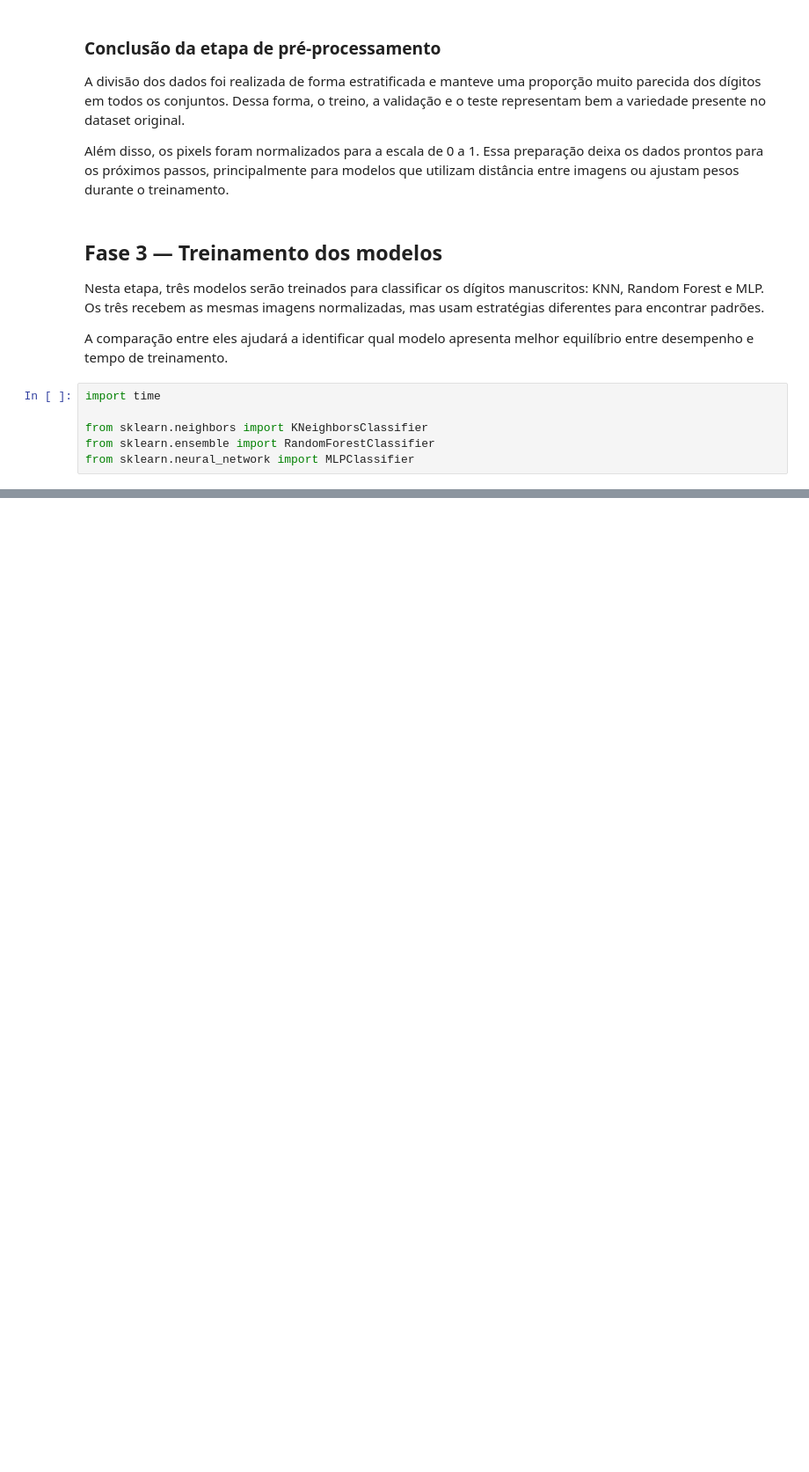
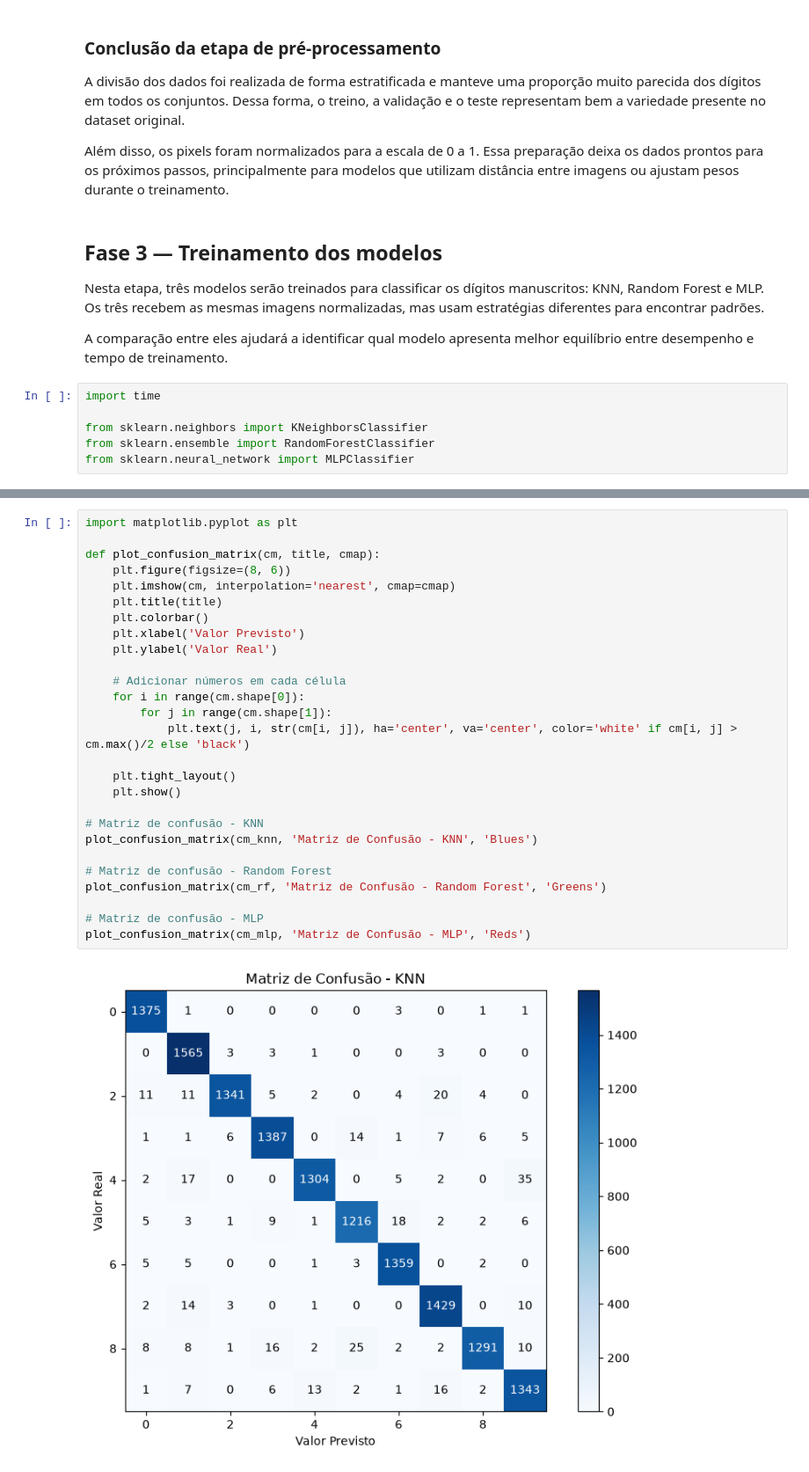
Before and after one commit to acaciarosar/digit-ai, a Jupyter notebook: digitai_mnist.ipynb, the cells around one changed output, grey strips where cells are left out. Shown at 88% size. Drawn from its saved outputs; the diff is of its cells as text; blank space fills up the shorter version.

Commit message:
finaliza Fase 4 - avaliação dos modelos com matrizes de confusão

```diff
--- a/digitai_mnist.ipynb
+++ b/digitai_mnist.ipynb
@@ -274,0 +378,29 @@ print(f"Tempo de treinamento do MLP: {mlp_training_time:.2f} segundos")
+# %%
+import matplotlib.pyplot as plt
+
+def plot_confusion_matrix(cm, title, cmap):
+    plt.figure(figsize=(8, 6))
+    plt.imshow(cm, interpolation='nearest', cmap=cmap)
+    plt.title(title)
+    plt.colorbar()
+    plt.xlabel('Valor Previsto')
+    plt.ylabel('Valor Real')
+
+    # Adicionar números em cada célula
+    for i in range(cm.shape[0]):
+        for j in range(cm.shape[1]):
+            plt.text(j, i, str(cm[i, j]), ha='center', va='center', color='white' if cm[i, j] > cm.max()/2 else 'black')
+
+    plt.tight_layout()
+    plt.show()
+
+# Matriz de confusão - KNN
+plot_confusion_matrix(cm_knn, 'Matriz de Confusão - KNN', 'Blues')
+
+# Matriz de confusão - Random Forest
+plot_confusion_matrix(cm_rf, 'Matriz de Confusão - Random Forest', 'Greens')
+
+# Matriz de confusão - MLP
+plot_confusion_matrix(cm_mlp, 'Matriz de Confusão - MLP', 'Reds')
+# %% [output]
+[figure, added]
```
Also changed, not shown: parts of 13 cells of this notebook.
